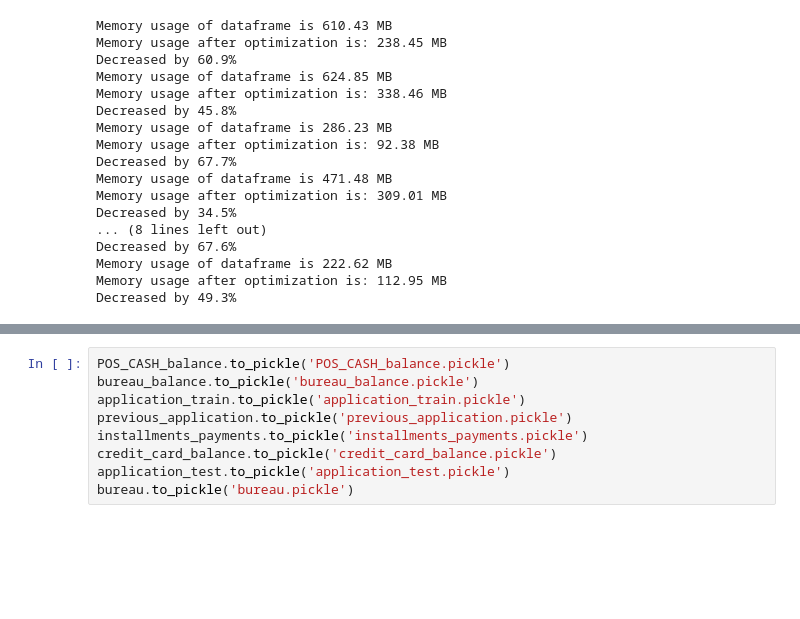
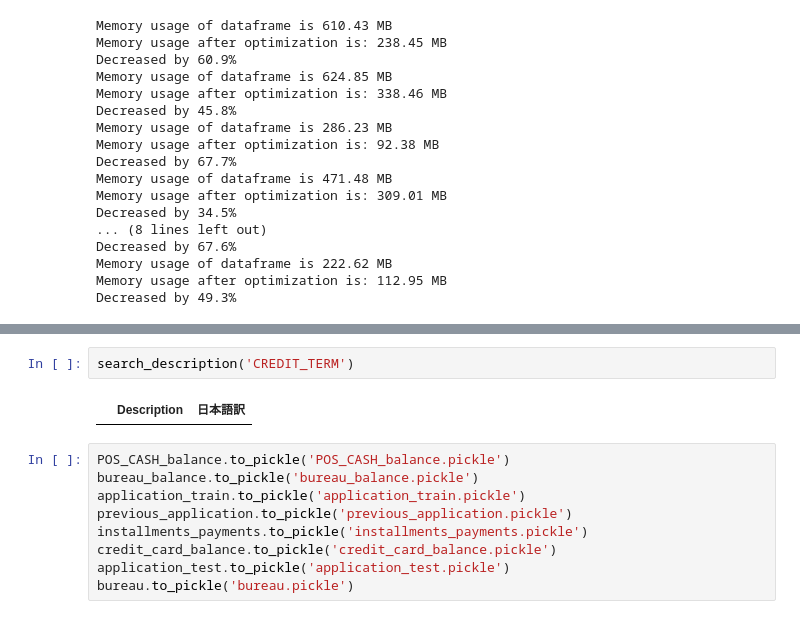
Before and after one commit to kooooyooooo/home-credit, a Jupyter notebook: 001baseline-lgbm.ipynb, the cells around one changed output, grey strips where cells are left out. Saved outputs shown, nothing was run; the diff lists cells and outputs as text; blank space fills up the shorter version.

```diff
--- a/001baseline-lgbm.ipynb
+++ b/001baseline-lgbm.ipynb
@@ -97,6 +97,10 @@ Memory usage after optimization is: 112.95 MB
 Decreased by 49.3%
 # %% [markdown]
 ![home_credit-data.png](attachment:home_credit-data.png)
+# %%
+search_description('CREDIT_TERM')
+# %% [output]
+|  | Description | 日本語訳 |
 # %%
 POS_CASH_balance.to_pickle('POS_CASH_balance.pickle')
 bureau_balance.to_pickle('bureau_balance.pickle')
```
Also changed, not shown: 2 other files.
